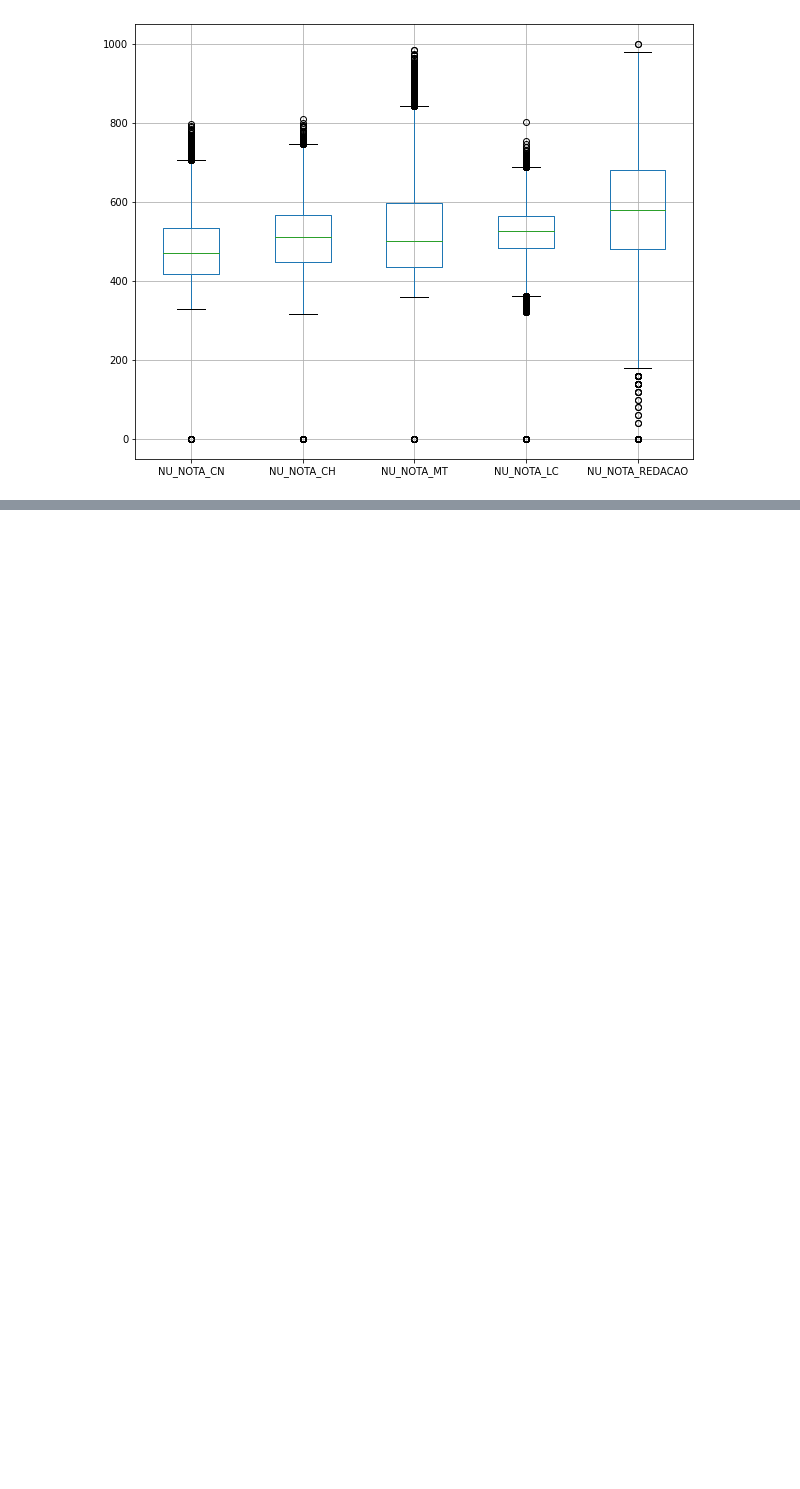
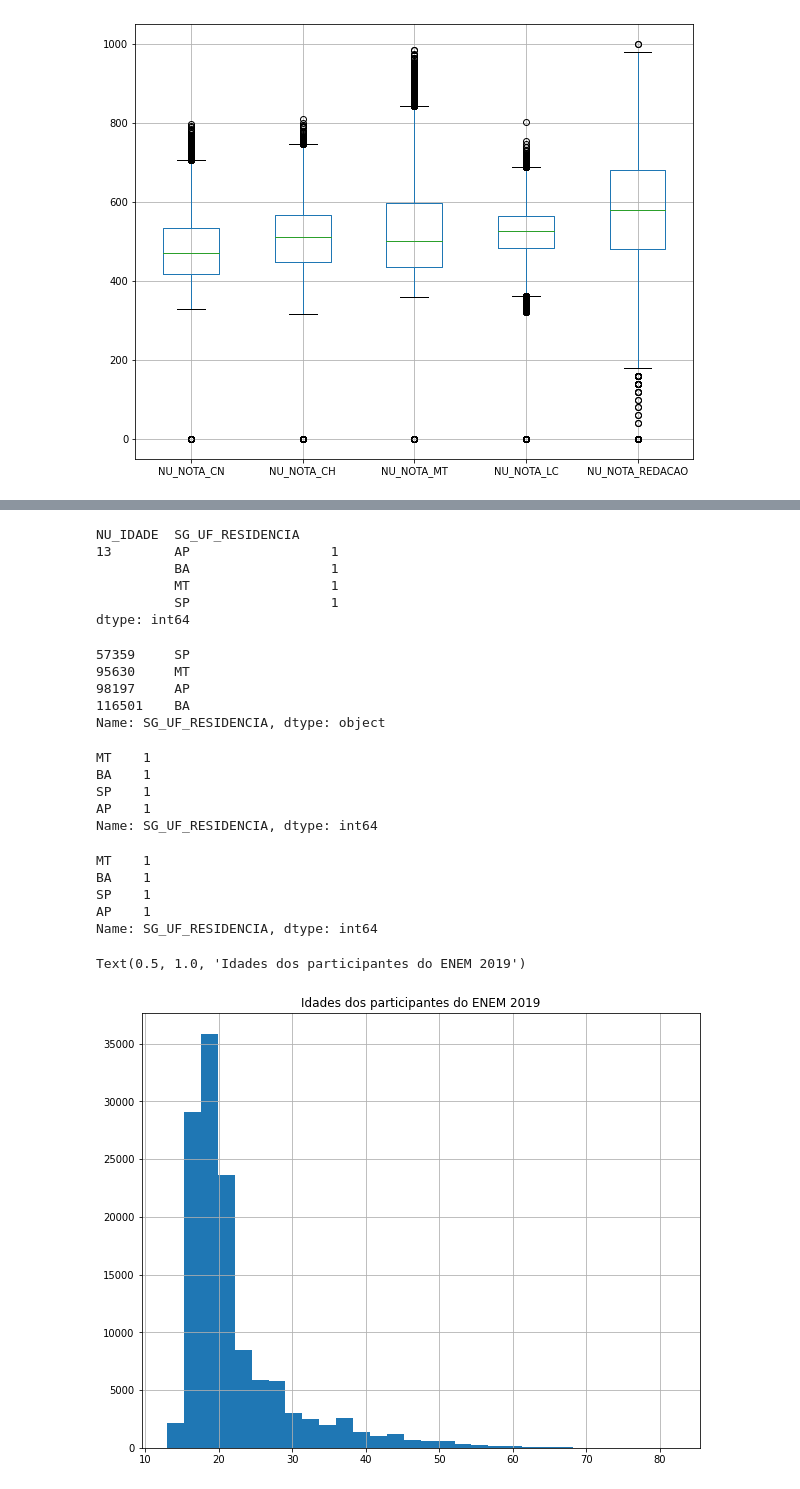
Before and after one commit to GabrielIFPB/imersao_dados, a Jupyter notebook: aula01.ipynb, the cells around one changed output, grey strips where cells are left out. Drawn from its saved outputs; the diff is of its cells as text; code cells hidden in the pictures; blank space fills up the shorter version.

Commit message:
resolvendo os desafios

```diff
--- a/aula01.ipynb
+++ b/aula01.ipynb
@@ -350,0 +403,40 @@ Desafio06: Explorar a documentações e visualizações
+# %%
+dados[["NU_IDADE", "SG_UF_RESIDENCIA"]].value_counts().sort_index().head(4)
+# %% [output]
+NU_IDADE  SG_UF_RESIDENCIA
+13        AP                  1
+          BA                  1
+          MT                  1
+          SP                  1
+dtype: int64
+# %%
+dados.query("NU_IDADE == 13")["SG_UF_RESIDENCIA"]
+# %% [output]
+57359     SP
+95630     MT
+98197     AP
+116501    BA
+Name: SG_UF_RESIDENCIA, dtype: object
+# %%
+dados.query("NU_IDADE == 13")["SG_UF_RESIDENCIA"].value_counts()
+# %% [output]
+MT    1
+BA    1
+SP    1
+AP    1
+Name: SG_UF_RESIDENCIA, dtype: int64
+# %%
+dados[dados["NU_IDADE"] == 13]['SG_UF_RESIDENCIA'].value_counts()
+# %% [output]
+MT    1
+BA    1
+SP    1
+AP    1
+Name: SG_UF_RESIDENCIA, dtype: int64
+# %%
+# Desafio03: Adicionar título no gráfico.
+
+dados["NU_IDADE"].hist(bins=30, grid=True, figsize=(10,8)).set_title("Idades dos participantes do ENEM 2019")
+# %% [output]
+Text(0.5, 1.0, 'Idades dos participantes do ENEM 2019')
+[figure, added]
```
Also changed, not shown: parts of 9 cells of this notebook.
